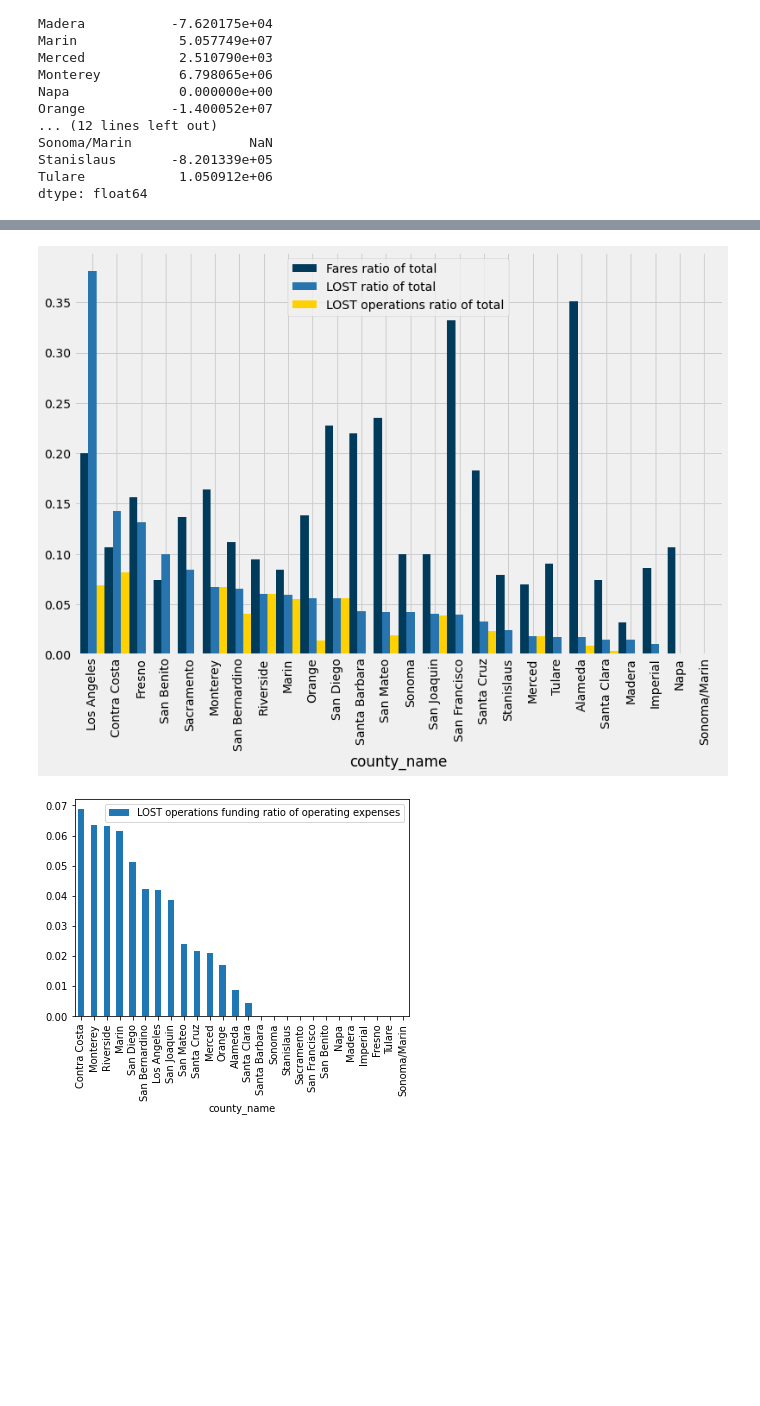
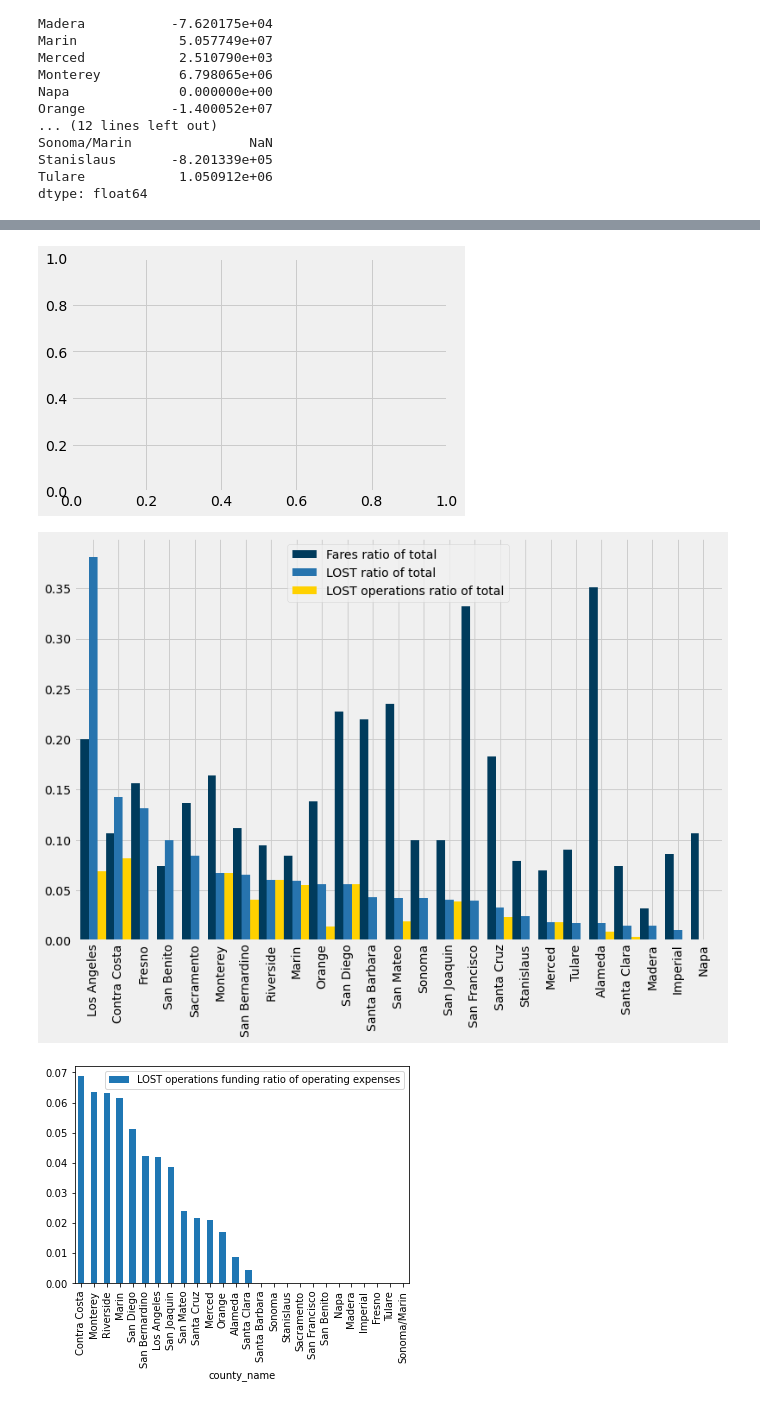
Before and after one commit to cal-itp/ucla-capstone-code, a Jupyter notebook: notebooks/4_sco_county_transit_funding.ipynb, the cells around one changed output, grey strips where cells are left out. Drawn from its saved outputs; the diff is of its cells as text; code cells hidden in the pictures; blank space fills up the shorter version.

Commit message:
Revert "minor chart, notebook reformats"

```diff
--- a/notebooks/4_sco_county_transit_funding.ipynb
+++ b/notebooks/4_sco_county_transit_funding.ipynb
@@ -123,7 +127,7 @@ dtype: float64
 # %%
 import plotly.express as px
 # %%
-all_funding_19['LOST percentage of total'] = all_funding_19['LOST ratio of total']*100
-all_funding_19['Fares percentage of total'] = all_funding_19['Fares ratio of total']*100
-# all_funding_19 = all_funding_19.rename(columns={'Fares ratio of total': 'Fares percentage of total',
-#                                                'LOST ratio of total': 'LOST percentage of total'})
+all_funding_19['LOST ratio of total'] = all_funding_19['LOST ratio of total']*100
+all_funding_19['Fares ratio of total'] = all_funding_19['Fares ratio of total']*100
+all_funding_19 = all_funding_19.rename(columns={'Fares ratio of total': 'Fares percentage of total',
+                                               'LOST ratio of total': 'LOST percentage of total'})
@@ -139,14 +169,19 @@ all_funding_19['County'] = all_funding_19.index
 import matplotlib as mpl
 import matplotlib.pyplot as plt
 mpl.style.use('ucla')
+# %%
+all_funding_19.drop('Sonoma/Marin', inplace=True)
 # %%
 #this info might be better presented as a stacked bar with all funding sources?
-
-(all_funding_19.sort_values('LOST ratio of total', ascending=False)
+fig, ax = plt.subplots()
+ax = (all_funding_19.sort_values('LOST ratio of total', ascending=False)
  [['Fares ratio of total', 'LOST ratio of total', 'LOST operations ratio of total']]
  .plot(kind='bar', width=1, figsize=(12,8)) );
+ax.set_xlabel('')
+# plt.savefig('fig.png', bbox_inches = "tight", facecolor='white')
 # %% [output]
-[figure, old version]
+[figure, new version]
+[figure, added]
 # %%
 all_funding_19.sort_values('LOST operations funding ratio of operating expenses', ascending=False)[['LOST operations funding ratio of operating expenses']].plot(kind='bar');
 # %% [output]
```
Also changed, not shown: parts of 9 cells of this notebook, 4 other files.
